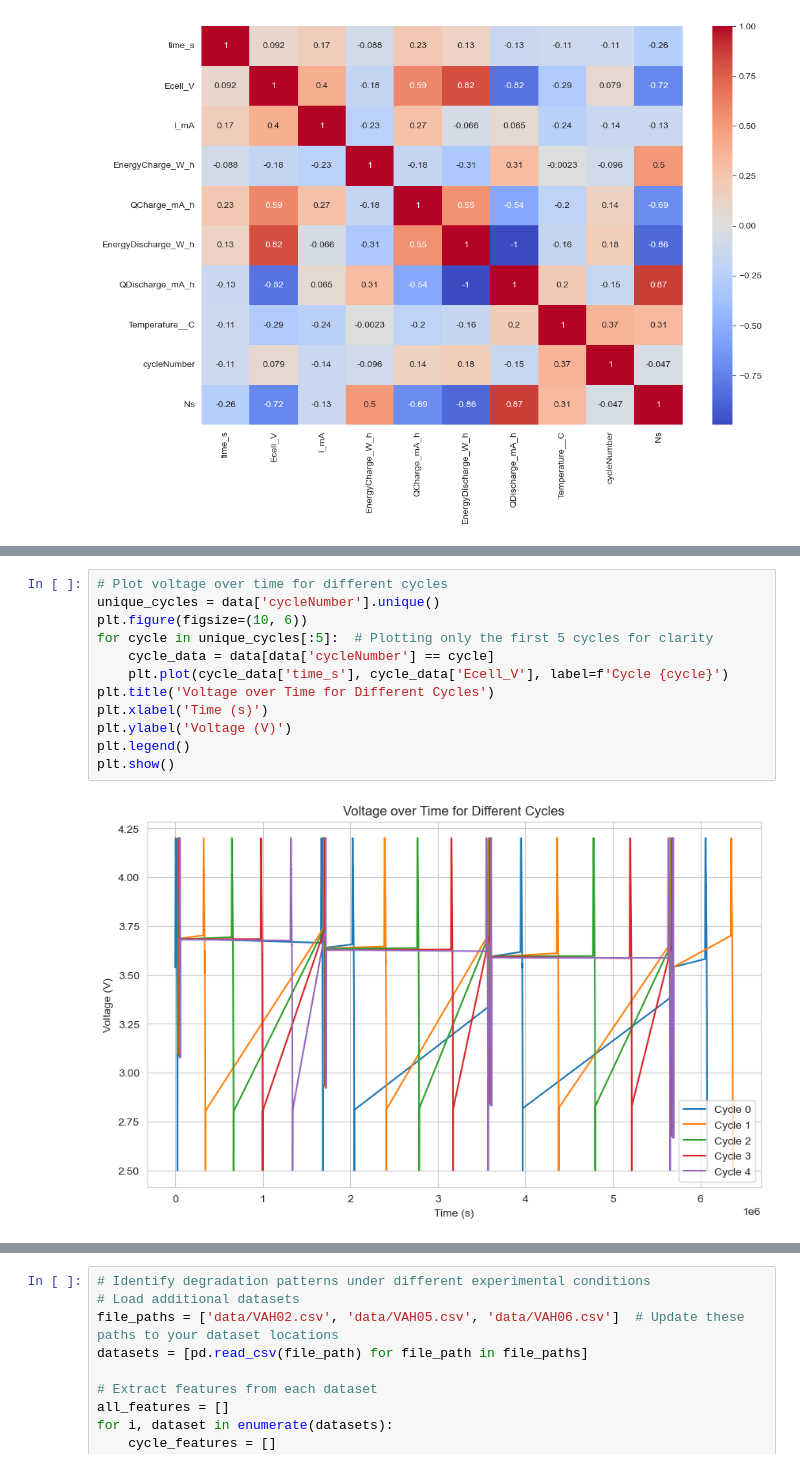
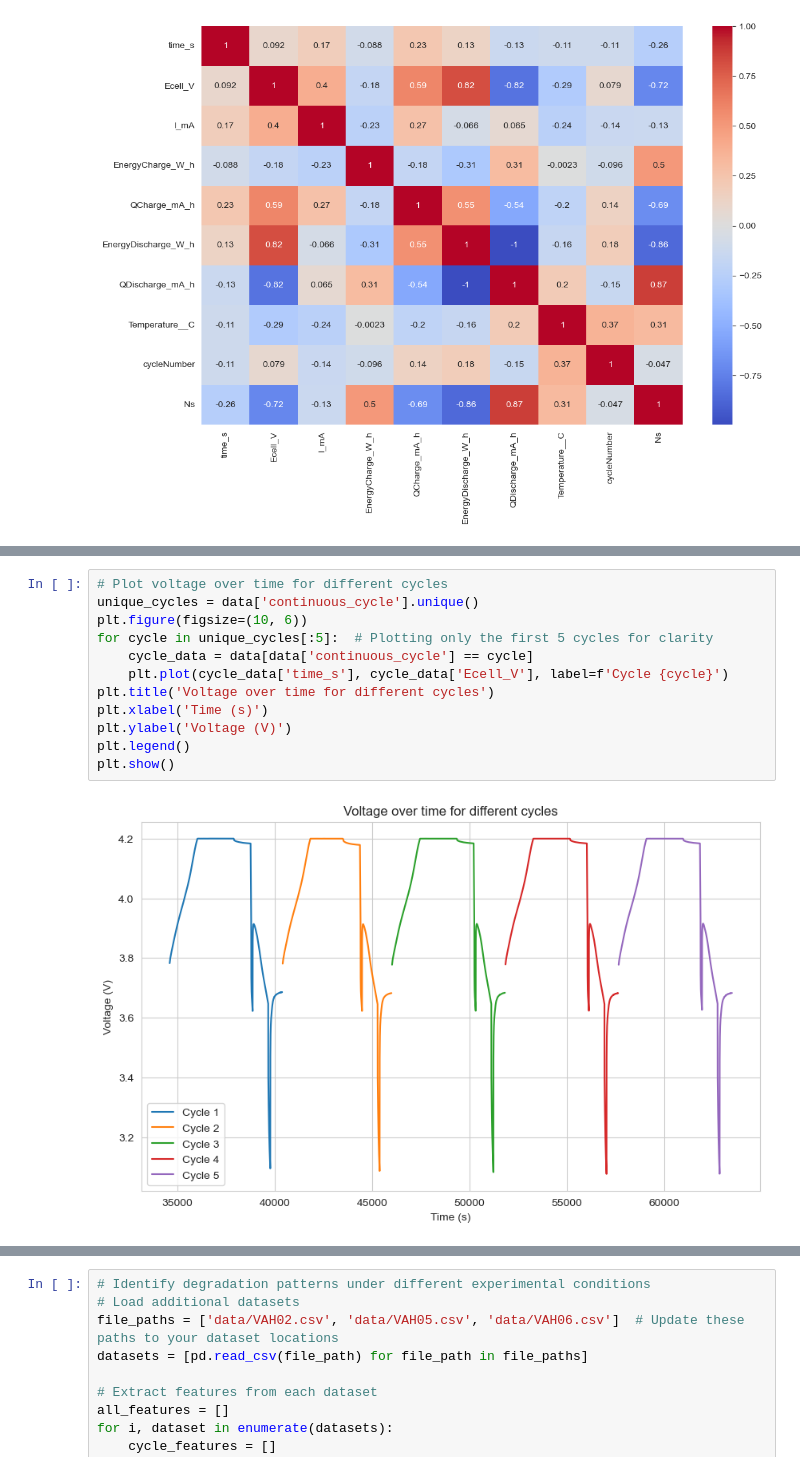
Before and after one commit to ChristopherTsa/datacamp_project, a Jupyter notebook: batteries_starting_kit.ipynb, the cells around one changed output, grey strips where cells are left out. Drawn from its saved outputs; the diff is of its cells as text.

```diff
--- a/batteries_starting_kit.ipynb
+++ b/batteries_starting_kit.ipynb
@@ -104,14 +565,14 @@ plt.show()
 # %%
 # Plot voltage over time for different cycles
-unique_cycles = data['cycleNumber'].unique()
+unique_cycles = data['continuous_cycle'].unique()
 plt.figure(figsize=(10, 6))
 for cycle in unique_cycles[:5]:  # Plotting only the first 5 cycles for clarity
-    cycle_data = data[data['cycleNumber'] == cycle]
+    cycle_data = data[data['continuous_cycle'] == cycle]
     plt.plot(cycle_data['time_s'], cycle_data['Ecell_V'], label=f'Cycle {cycle}')
-plt.title('Voltage over Time for Different Cycles')
+plt.title('Voltage over time for different cycles')
 plt.xlabel('Time (s)')
 plt.ylabel('Voltage (V)')
 plt.legend()
 plt.show()
 # %% [output]
-[figure, old version]
+[figure, new version]
```
Also changed, not shown: parts of 48 cells of this notebook, 4 other files.
